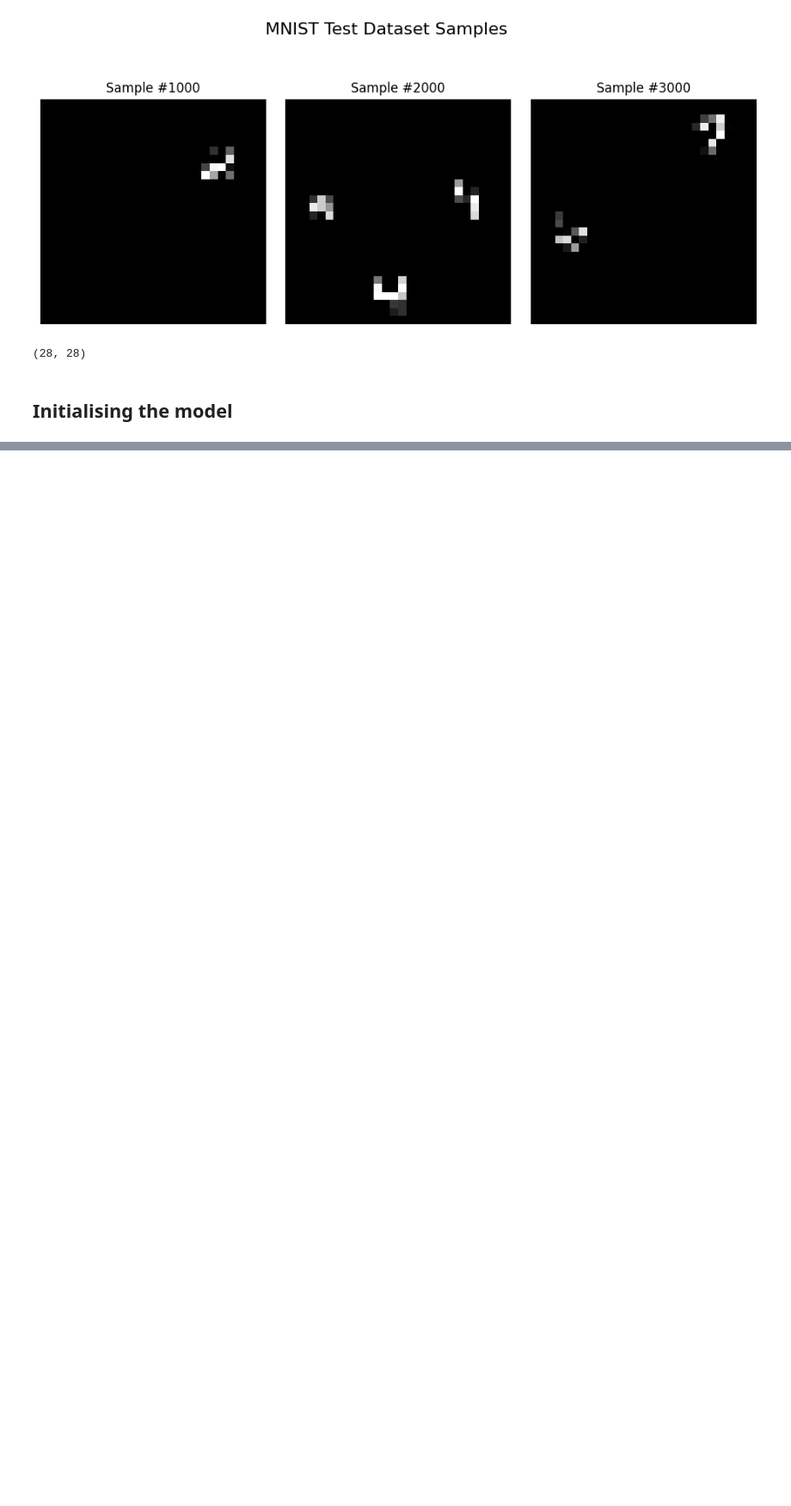
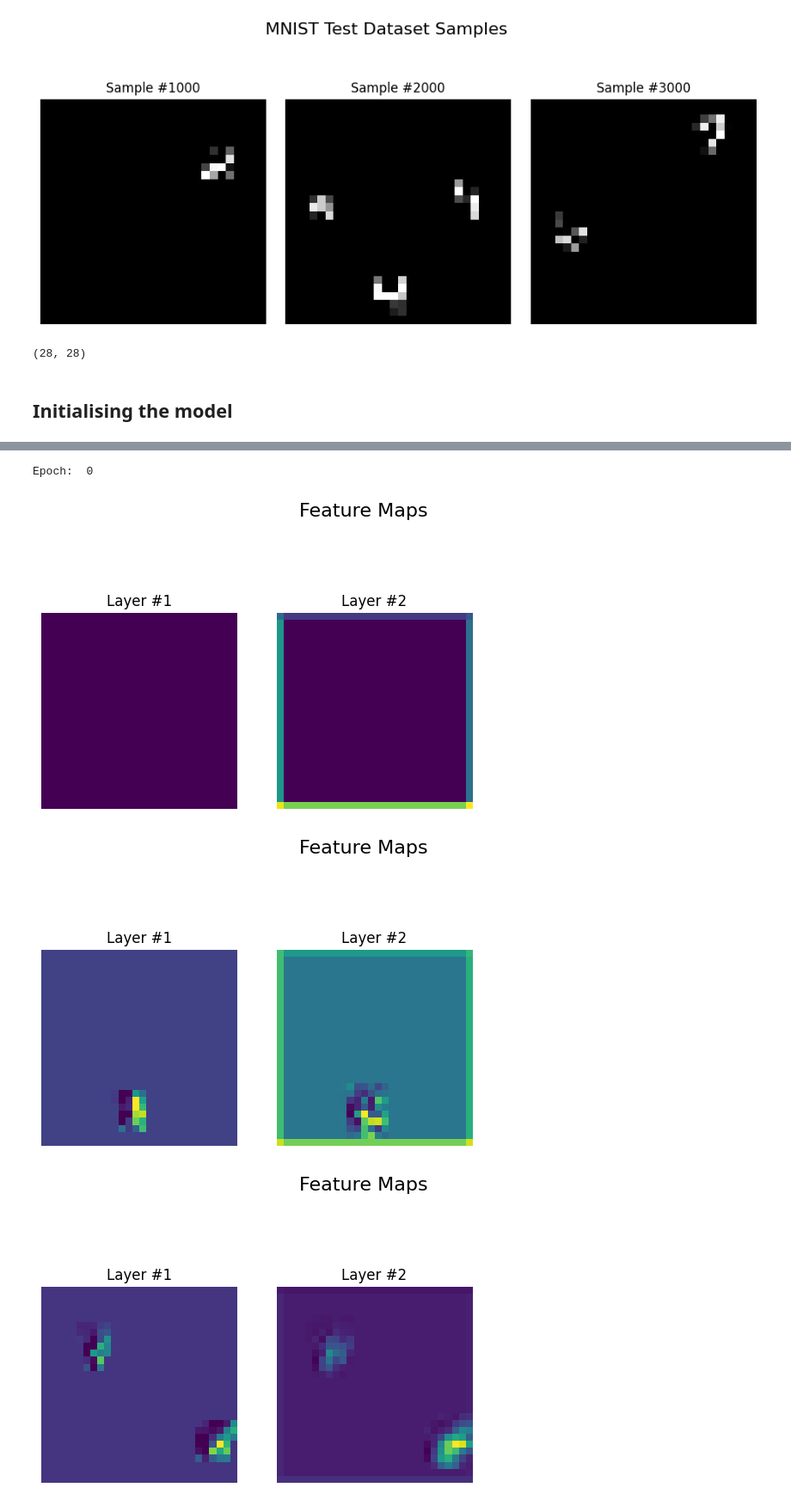
Before and after one commit to SohamVaishnav/smai-m24-assignments-SohamVaishnav, a Jupyter notebook: assignments/4/CNN.ipynb, the cells around one changed output, grey strips where cells are left out. Shown: that part at 86% size. Cells and saved outputs as stored; diff of their text form; code cells hidden in the pictures; blank space fills up the shorter version.

Commit message:
added regression and feature visualisation

```diff
--- a/assignments/4/CNN.ipynb
+++ b/assignments/4/CNN.ipynb
@@ -116,4 +116,4 @@ config_model = {'task': [], 'in_channels': [], 'ConvLayers': [], 'FCLayers': [],
                 'kernel_size': [], 'strides': [], 'activation': [], 'dropout': []}
 
 config_trainer = {'model': [], 'loss': [], 'epochs': [], 'batch_size': [], 'learning_rate': [],
-                  'optimizer': [], 'wandb': False, 'labels': [], 'labelsRnum': True}
+                  'optimizer': [], 'wandb': False, 'labels': [], 'labelsRnum': True, 'FM_Vis': False}
@@ -163,0 +208,32 @@ Acc =  0.9797208
+# %%
+config_model['task'] = 'classification'
+config_model['in_channels'] = 1
+config_model['ConvLayers'] = [32, 10]
+config_model['FCLayers'] = [10*28*28, 512, 4]
+config_model['kernel_size'] = [3, 3, 3]
+config_model['strides'] = [1, 1, 1]
+config_model['pool'] = None
+config_model['activation'] = 'relu'
+config_model['dropout'] = 0.5
+
+model = cnn.CNN(config_model)
+
+config_trainer['model'] = model
+config_trainer['loss'] = 'cross_entropy'
+config_trainer['epochs'] = 10
+config_trainer['batch_size'] = 64
+config_trainer['learning_rate'] = 0.001
+config_trainer['optimizer'] = optim.Adam(model.parameters(), lr=config_trainer['learning_rate'])
+config_trainer['wandb'] = False
+config_trainer['labels'] = dataloader.getLabels()
+config_trainer['labelsRnum'] = True
+config_trainer['FM_Vis'] = True
+
+trainer = cnn.Model_trainer(config_trainer)
+trainer.trainer(dataloader._train_images, dataloader._train_labels, dataloader._valid_images, dataloader._valid_labels, 10)
+# trainer.evaluate(dataloader._test_images, dataloader._test_labels, True)
+# %% [output]
+Epoch:  0
+[figure, added]
+[figure, added]
+[figure, added]
```
Also changed, not shown: parts of 15 cells of this notebook, 1 other file.
